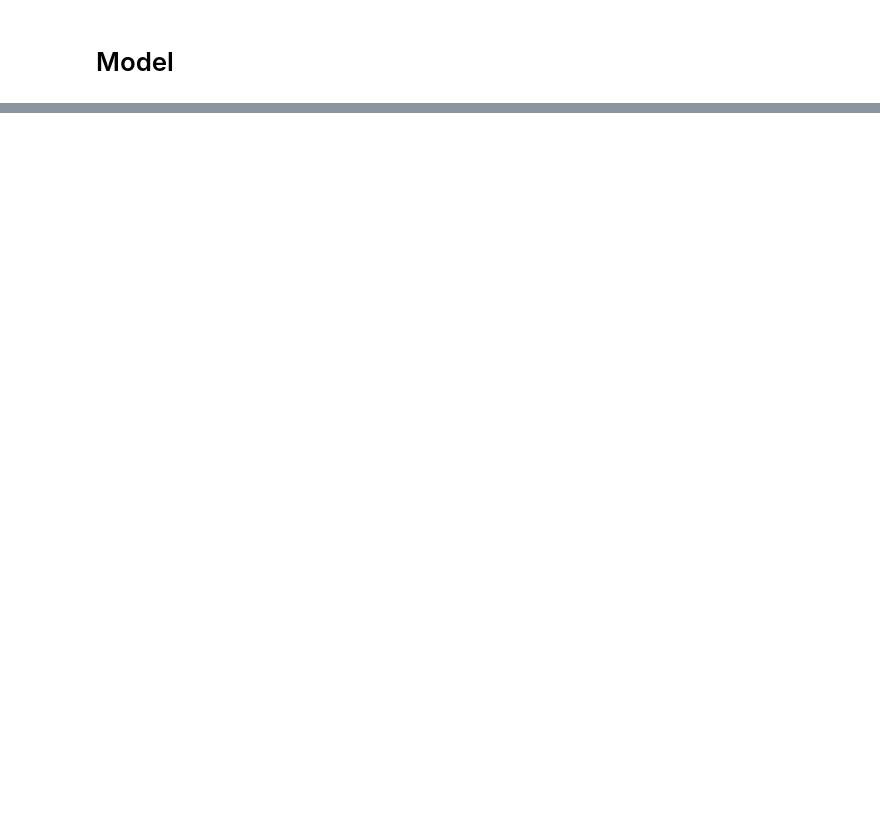
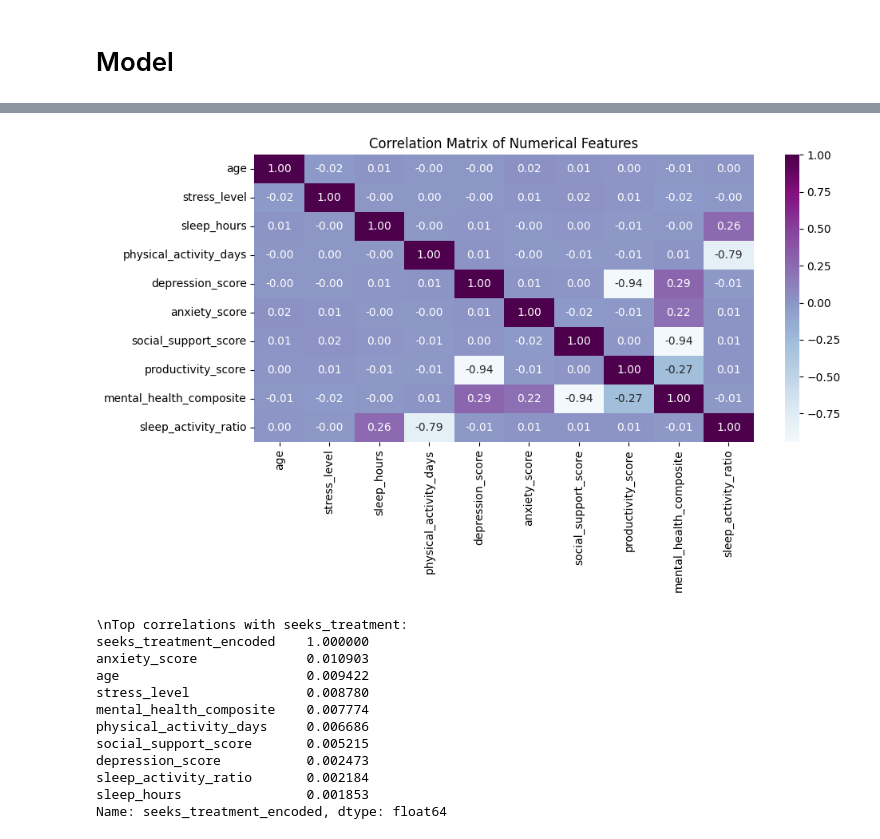
Before and after one commit to YadaviShree/Data-Science-Lab-1-CW3, a Jupyter notebook: CODE.ipynb, the cells around one changed output, grey strips where cells are left out. Drawn from its saved outputs; the diff is of its cells as text; code cells hidden in the pictures; blank space fills up the shorter version.

```diff
--- a/CODE.ipynb
+++ b/CODE.ipynb
@@ -529,3 +473,38 @@ Incorrect predictions: 0
+# %%
+
+
+# Select numerical columns for correlation
+numerical_cols = ['age', 'stress_level', 'sleep_hours', 'physical_activity_days',
+                  'depression_score', 'anxiety_score', 'social_support_score',
+                  'productivity_score', 'mental_health_composite', 'sleep_activity_ratio']
+
+corr_matrix = df[numerical_cols].corr()
+
+plt.figure(figsize=(10, 6))
+sns.heatmap(corr_matrix, annot=True, cmap='BuPu', center=0, fmt='.2f')
+plt.title('Correlation Matrix of Numerical Features')
+plt.tight_layout()
+plt.savefig('correlation_matrix.png', dpi=300)
+plt.show()
+
+# Identify top correlations with target
+target_corr = df[numerical_cols + ['seeks_treatment_encoded']].corr()['seeks_treatment_encoded'].abs().sort_values(ascending=False)
+print("\\nTop correlations with seeks_treatment:")
+print(target_corr.head(10))
+# %% [output]
+[figure, added]
+\nTop correlations with seeks_treatment:
+seeks_treatment_encoded    1.000000
+anxiety_score              0.010903
+age                        0.009422
+stress_level               0.008780
+mental_health_composite    0.007774
+physical_activity_days     0.006686
+social_support_score       0.005215
+depression_score           0.002473
+sleep_activity_ratio       0.002184
+sleep_hours                0.001853
+Name: seeks_treatment_encoded, dtype: float64
 # %%
 !git add .
 !git commit -m "Completed Modelling"
```
Also changed, not shown: parts of 13 cells of this notebook, 4 other files.
